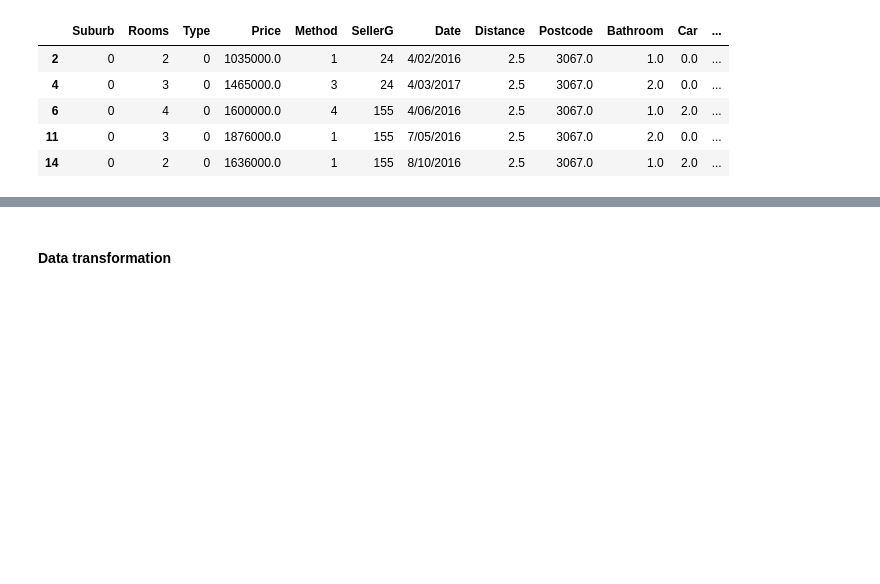
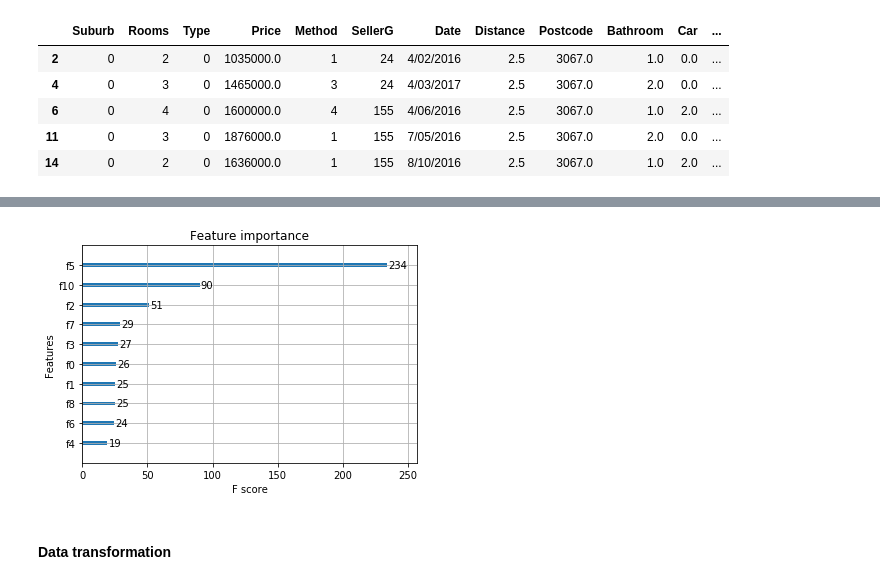
Before and after one commit to infoshareacademy/jdszw1-papillons, a Jupyter notebook: JDSZW1PA-6/ProjektML/mlproject.ipynb, the cells around one changed output, grey strips where cells are left out. Cells and saved outputs as stored; diff of their text form; code cells hidden in the pictures; blank space fills up the shorter version.

Commit message:
XGBoost added

```diff
--- a/JDSZW1PA-6/ProjektML/mlproject.ipynb
+++ b/JDSZW1PA-6/ProjektML/mlproject.ipynb
@@ -154,3 +256,3 @@ dataset.head()
 # %%
 X = dataset.drop(["Price", 'PriceM2'],axis=1)
-y = pd.DataFrame(dataset['PriceM2'])
+y = dataset['PriceM2']
@@ -156,0 +261,15 @@ y = pd.DataFrame(dataset['PriceM2'])
+# %%
+# Splitting the dataset into the Training set and Test set
+from sklearn.model_selection import train_test_split
+X_train, X_test, y_train, y_test = train_test_split(X, y, test_size = 0.2, random_state = 0)
+# %%
+# Feature Scaling
+from sklearn.preprocessing import StandardScaler
+sc = StandardScaler()
+X_train = sc.fit_transform(X_train)
+X_test = sc.transform(X_test)
+# %%
+# Fitting XGBoost to the Training set
+from xgboost import XGBRegressor
+regressor = XGBRegressor()
+regressor.fit(X_train, y_train)
@@ -157,3 +313,9 @@ y = pd.DataFrame(dataset['PriceM2'])
+# %%
+from xgboost import plot_importance
+plot_importance(regressor, max_num_features=10) # top 10 most important features
+plt.show()
+# %% [output]
+[figure, added]
 # %% [markdown]
 #### Data transformation
 # %%
```
Also changed, not shown: parts of 52 cells of this notebook.
